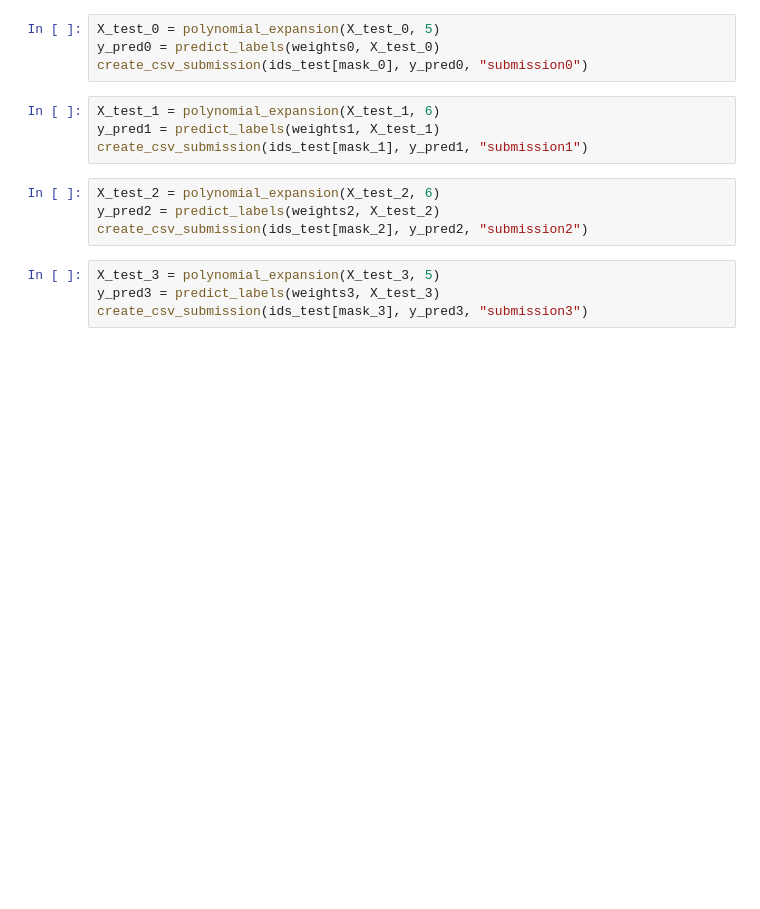
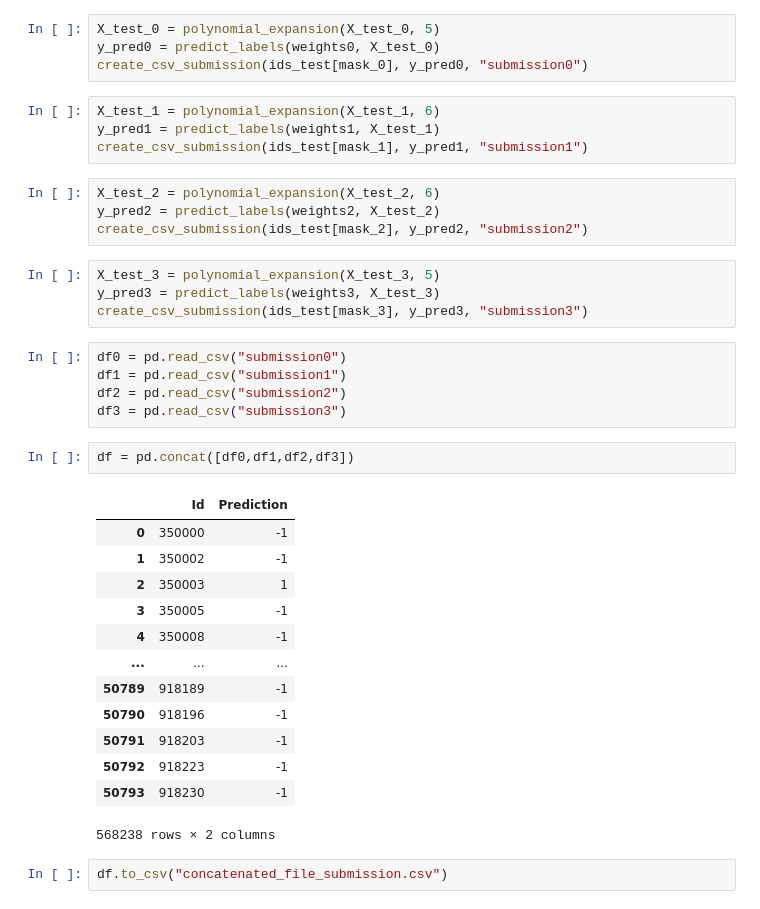
Before and after one commit to Jaakik/ml-project-1, a Jupyter notebook: DataExploration.ipynb, the cells around one changed output. Drawn from its saved outputs; the diff is of its cells as text; blank space fills up the shorter version.

```diff
--- a/DataExploration.ipynb
+++ b/DataExploration.ipynb
@@ -319,3 +319,26 @@ create_csv_submission(ids_test[mask_2], y_pred2, "submission2")
 X_test_3 = polynomial_expansion(X_test_3, 5)
 y_pred3 = predict_labels(weights3, X_test_3)
 create_csv_submission(ids_test[mask_3], y_pred3, "submission3")
+# %%
+df0 = pd.read_csv("submission0")
+df1 = pd.read_csv("submission1")
+df2 = pd.read_csv("submission2")
+df3 = pd.read_csv("submission3")
+# %%
+df = pd.concat([df0,df1,df2,df3])
+# %% [output]
+|  | Id | Prediction |
+| 0 | 350000 | -1 |
+| 1 | 350002 | -1 |
+| 2 | 350003 | 1 |
+| 3 | 350005 | -1 |
+| 4 | 350008 | -1 |
+| ... | ... | ... |
+| 50789 | 918189 | -1 |
+| 50790 | 918196 | -1 |
+| 50791 | 918203 | -1 |
+| 50792 | 918223 | -1 |
+| 50793 | 918230 | -1 |
+568238 rows × 2 columns
+# %%
+df.to_csv("concatenated_file_submission.csv")
```
